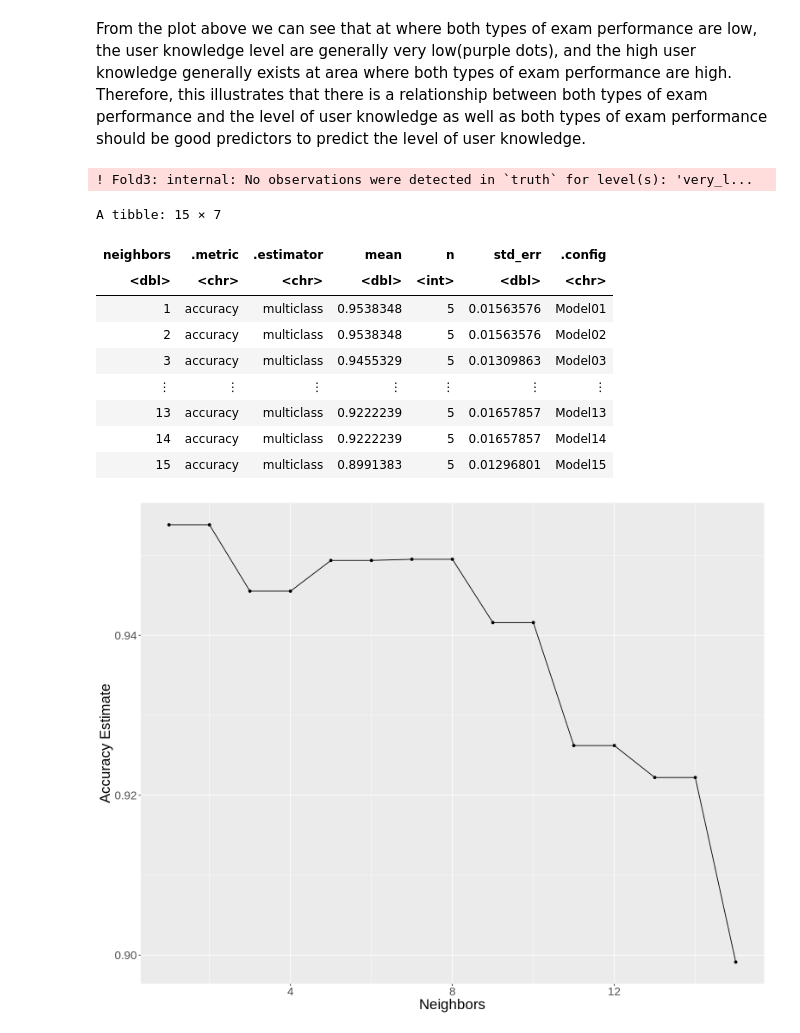
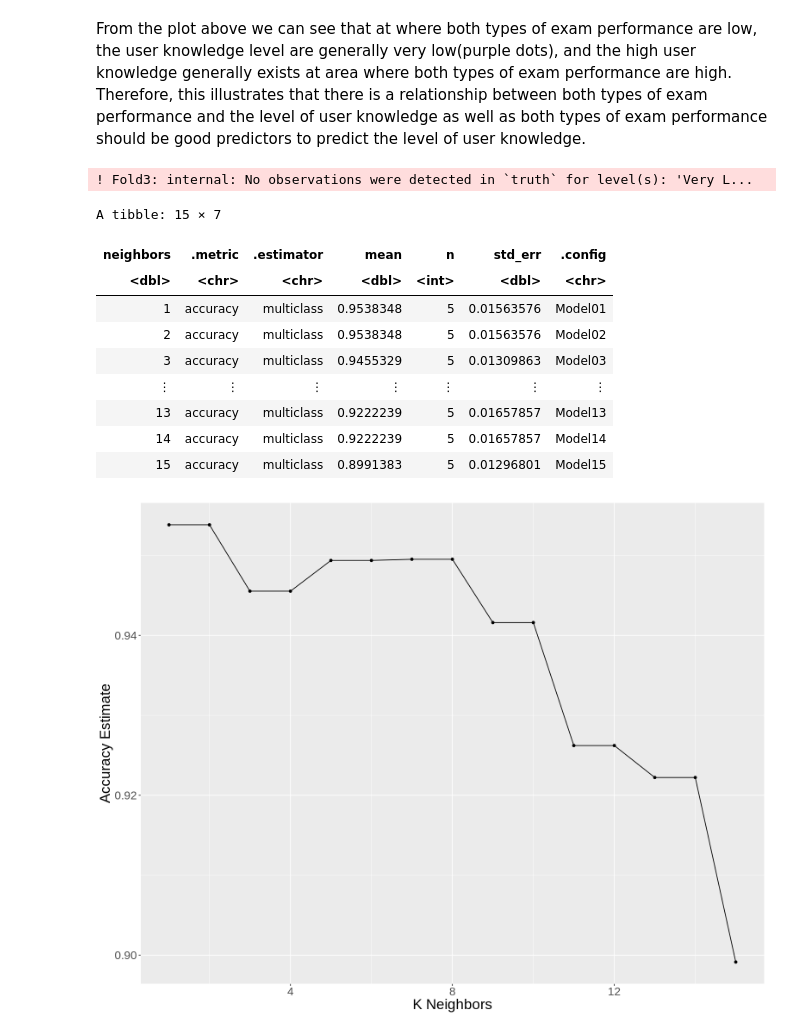
Before and after one commit to AmyChen354/Group-Project, a Jupyter notebook: project proposal.ipynb, the cells around one changed output. Cells and saved outputs as stored; diff of their text form; code cells hidden in the pictures.

```diff
--- a/project proposal.ipynb
+++ b/project proposal.ipynb
@@ -172,36 +125,36 @@ set_mode("classification")
 k_vals <- tibble(neighbors = seq(from = 1, to = 15, by = 1))
 
 knn_results <- workflow() %>%
 add_recipe(knowledge_recipe) %>%
 add_model(knn_tune) %>%
 tune_grid(resamples = knowledge_vfold, grid = k_vals) %>%
 collect_metrics()
 
 accuracies <- knn_results %>%
 filter(.metric == "accuracy")
 
 accuracies
 
 accuracy_plot <- ggplot(accuracies, aes(x = neighbors, y = mean)) +
 geom_point() +
 geom_line() +
-labs(x = "Neighbors", y = "Accuracy Estimate")+
+labs(x = "K Neighbors", y = "Accuracy Estimate")+
 theme(text = element_text(size =20))
 
 accuracy_plot
 # %% [output]
-! Fold3: internal: No observations were detected in `truth` for level(s): 'very_l...
+! Fold3: internal: No observations were detected in `truth` for level(s): 'Very L...
 A tibble: 15 × 7
 | neighbors | .metric | .estimator | mean | n | std_err | .config |
 | <dbl> | <chr> | <chr> | <dbl> | <int> | <dbl> | <chr> |
 | 1 | accuracy | multiclass | 0.9538348 | 5 | 0.01563576 | Model01 |
 | 2 | accuracy | multiclass | 0.9538348 | 5 | 0.01563576 | Model02 |
 | 3 | accuracy | multiclass | 0.9455329 | 5 | 0.01309863 | Model03 |
 | ⋮ | ⋮ | ⋮ | ⋮ | ⋮ | ⋮ | ⋮ |
 | 13 | accuracy | multiclass | 0.9222239 | 5 | 0.01657857 | Model13 |
 | 14 | accuracy | multiclass | 0.9222239 | 5 | 0.01657857 | Model14 |
 | 15 | accuracy | multiclass | 0.8991383 | 5 | 0.01296801 | Model15 |
-[figure, old version]
+[figure, new version]
 # %%
 #Build model with the best K-value
 
```
Also changed, not shown: parts of 11 cells of this notebook.
